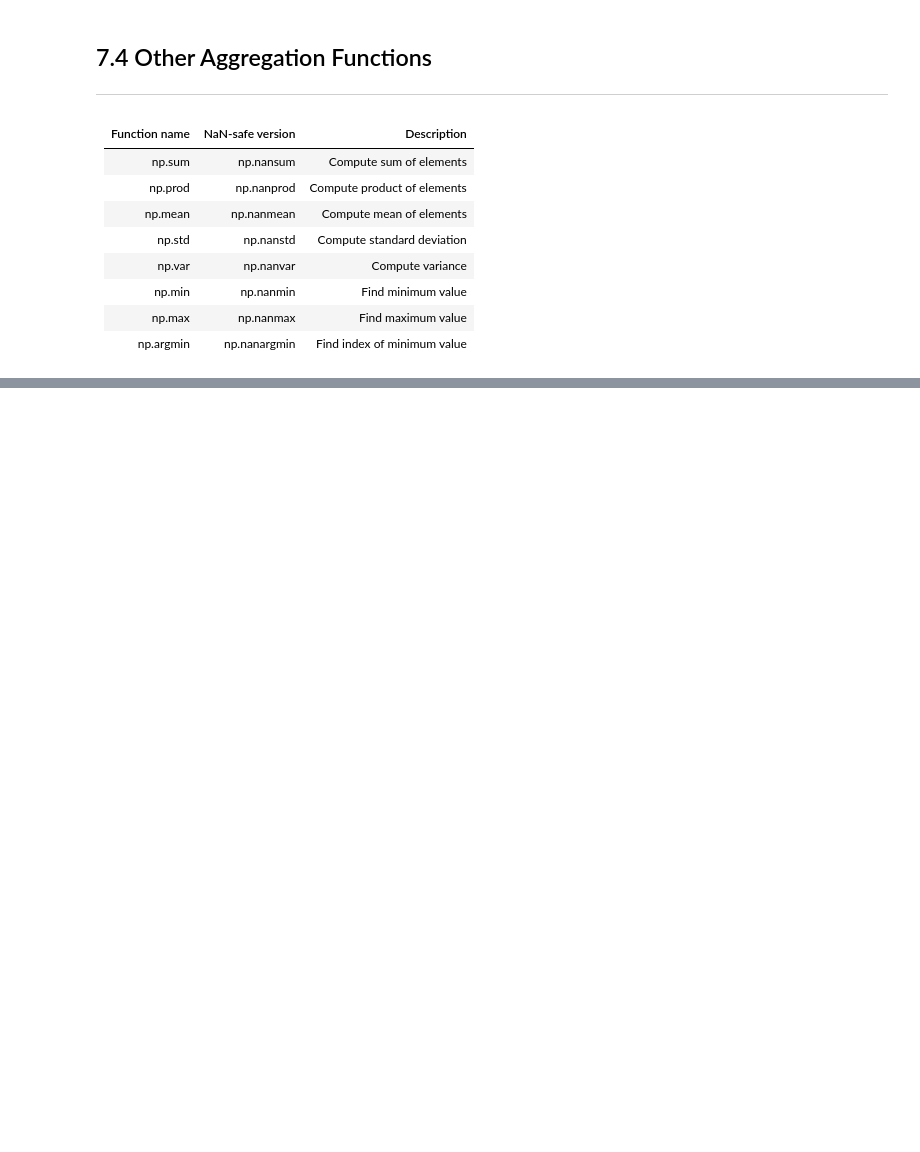
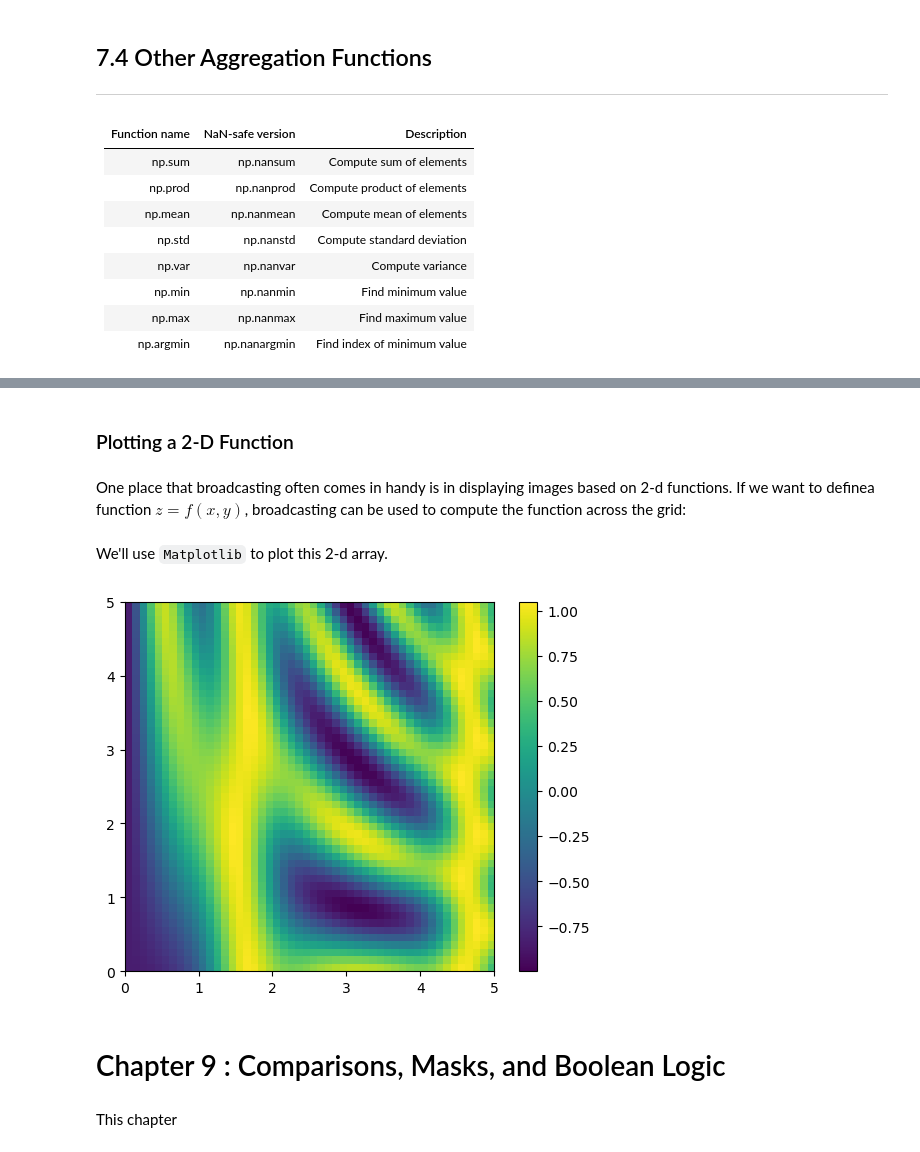
Before and after one commit to huymh/jupyter-notes, a Jupyter notebook: HB_Introduction_to_NumPy.ipynb, the cells around one changed output, grey strips where cells are left out. Cells and saved outputs as stored; diff of their text form; code cells hidden in the pictures; blank space fills up the shorter version.

```diff
--- a/HB_Introduction_to_NumPy.ipynb
+++ b/HB_Introduction_to_NumPy.ipynb
@@ -931,0 +1145,11 @@ Another way to think about it is that the `axis` keyword specifies the dimension
+# %% [markdown]
+### Plotting a 2-D Function
+# %% [markdown]
+One place that broadcasting often comes in handy is in displaying images based on 2-d functions. If we want to definea function $z = f(x,y)$, broadcasting can be used to compute the function across the grid:
+# %%
+x = np.linspace(0, 5, 50)
+y = np.linspace(0, 5, 50)[:, np.newaxis]
+
+z = np.sin(x) ** 10 + np.cos(10 + y * x) * np.cos(x)
+# %% [markdown]
+We'll use `Matplotlib` to plot this 2-d array.
@@ -931,0 +1159,10 @@ Another way to think about it is that the `axis` keyword specifies the dimension
+# %%
+plt.imshow(z, origin = 'lower', extent = [0, 5, 0, 5])
+plt.colorbar();
+plt.show();
+# %% [output]
+[figure, added]
+# %% [markdown]
+# Chapter 9 : Comparisons, Masks, and Boolean Logic
+# %% [markdown]
+This chapter
```
Also changed, not shown: parts of 61 cells of this notebook.
